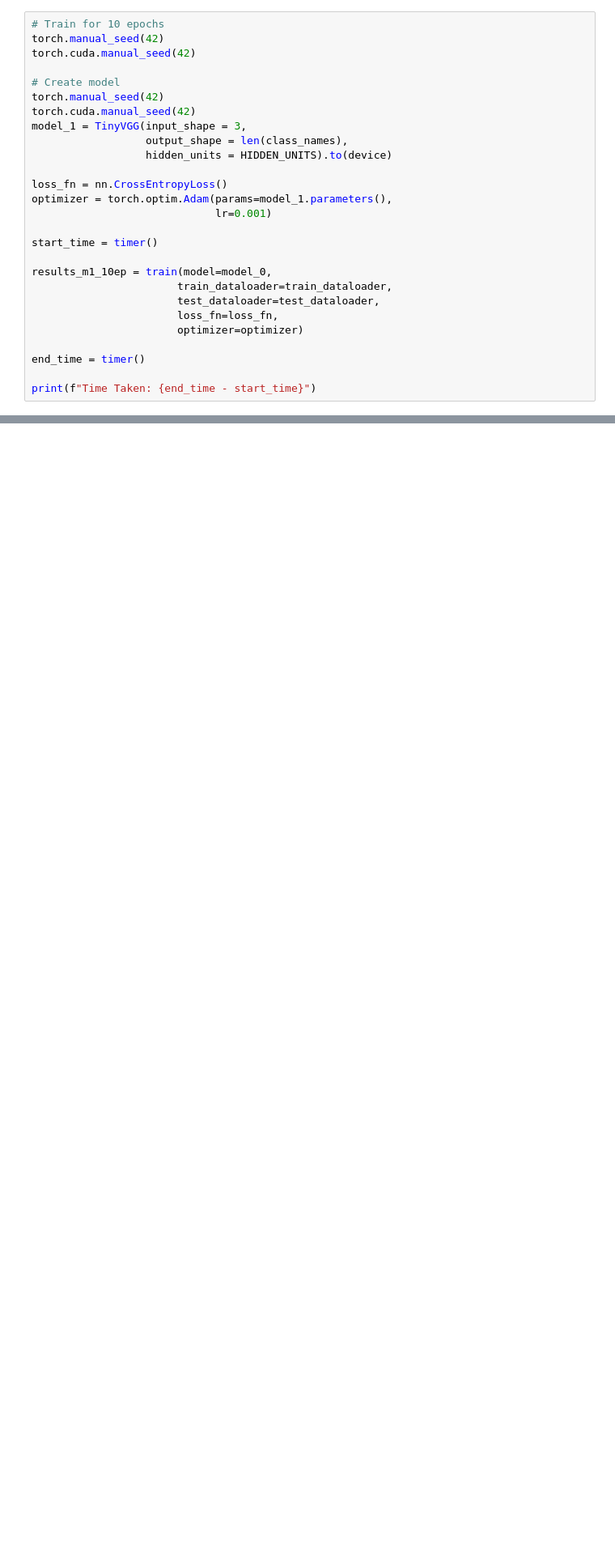
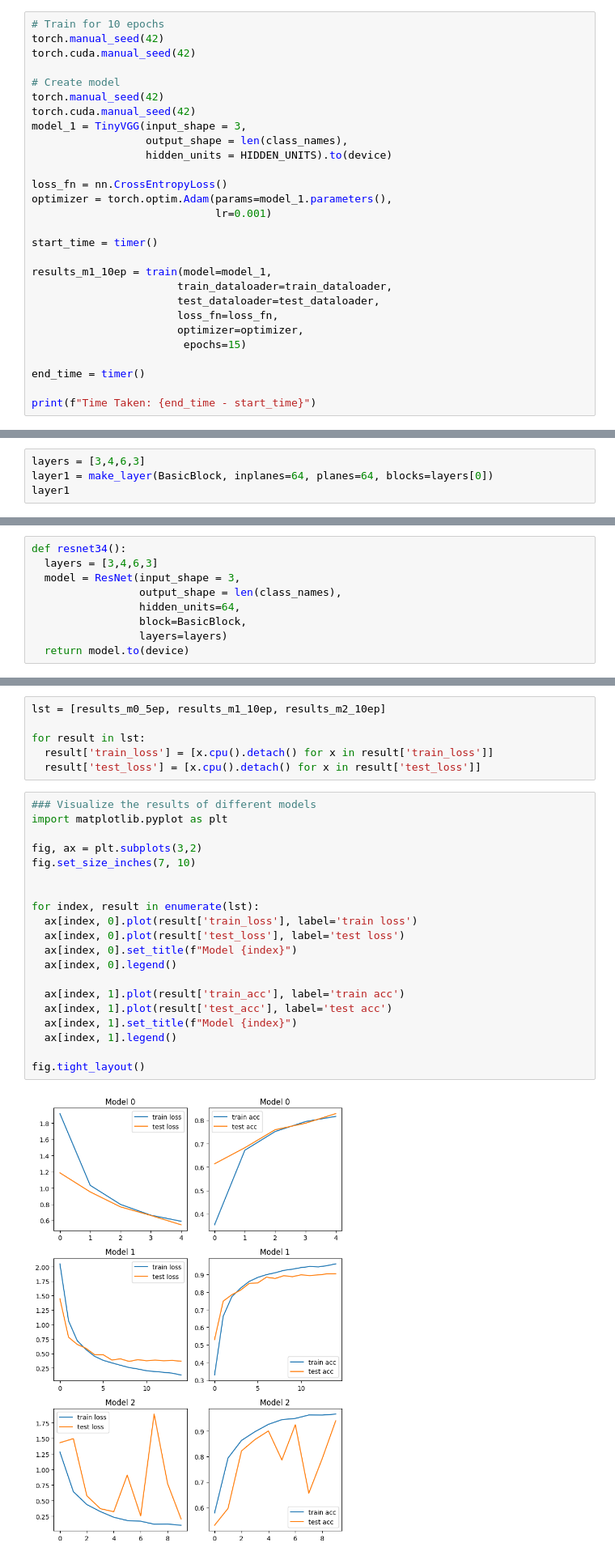
Before and after one commit to TerryTian21/PyTorch-Practice, a Jupyter notebook: Vegetable_Classification.ipynb, the cells around one changed output, grey strips where cells are left out. Shown at 81% size. Drawn from its saved outputs; the diff is of its cells as text; blank space fills up the shorter version.

```diff
--- a/Vegetable_Classification.ipynb
+++ b/Vegetable_Classification.ipynb
@@ -690,11 +607,12 @@ optimizer = torch.optim.Adam(params=model_1.parameters(),
 
 start_time = timer()
 
-results_m1_10ep = train(model=model_0,
+results_m1_10ep = train(model=model_1,
                        train_dataloader=train_dataloader,
                        test_dataloader=test_dataloader,
                        loss_fn=loss_fn,
-                       optimizer=optimizer)
+                       optimizer=optimizer,
+                        epochs=15)
 
 end_time = timer()
 
@@ -731,0 +848,4 @@ To fix this, we'd have to look at ways to prevent overfitting with our model.
+# %%
+layers = [3,4,6,3]
+layer1 = make_layer(BasicBlock, inplanes=64, planes=64, blocks=layers[0])
+layer1
@@ -731,0 +987,9 @@ To fix this, we'd have to look at ways to prevent overfitting with our model.
+# %%
+def resnet34():
+  layers = [3,4,6,3]
+  model = ResNet(input_shape = 3,
+                 output_shape = len(class_names),
+                 hidden_units=64,
+                 block=BasicBlock,
+                 layers=layers)
+  return model.to(device)
@@ -732 +1096,29 @@ To fix this, we'd have to look at ways to prevent overfitting with our model.
+# %%
+lst = [results_m0_5ep, results_m1_10ep, results_m2_10ep]
+
+for result in lst:
+  result['train_loss'] = [x.cpu().detach() for x in result['train_loss']]
+  result['test_loss'] = [x.cpu().detach() for x in result['test_loss']]
+# %%
+### Visualize the results of different models
+import matplotlib.pyplot as plt
+
+fig, ax = plt.subplots(3,2)
+fig.set_size_inches(7, 10)
+
+
+for index, result in enumerate(lst):
+  ax[index, 0].plot(result['train_loss'], label='train loss')
+  ax[index, 0].plot(result['test_loss'], label='test loss')
+  ax[index, 0].set_title(f"Model {index}")
+  ax[index, 0].legend()
+
+  ax[index, 1].plot(result['train_acc'], label='train acc')
+  ax[index, 1].plot(result['test_acc'], label='test acc')
+  ax[index, 1].set_title(f"Model {index}")
+  ax[index, 1].legend()
+
+fig.tight_layout()
+# %% [output]
+[figure, added]
 # %% [markdown]
```
Also changed, not shown: parts of 55 cells of this notebook.
